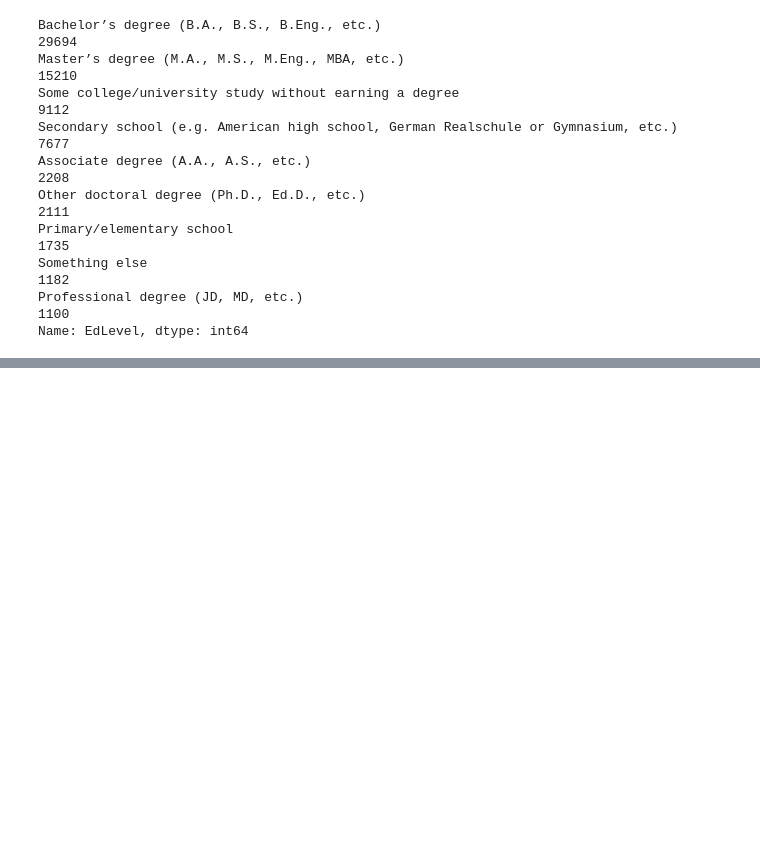
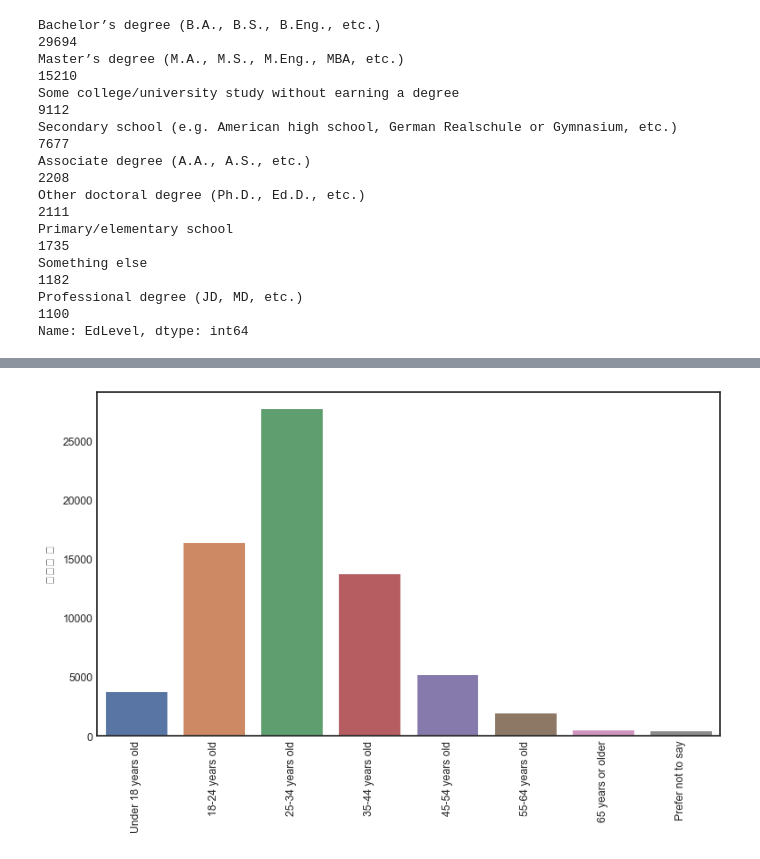
Before and after one commit to beongchang0423/python_basic, a Jupyter notebook: 9.Practice.ipynb, the cells around one changed output, grey strips where cells are left out. Cells and saved outputs as stored; diff of their text form; code cells hidden in the pictures; blank space fills up the shorter version.

```diff
--- a/9.Practice.ipynb
+++ b/9.Practice.ipynb
@@ -405,11 +402,13 @@ Name: EdLevel, dtype: int64
 # %%
 
-plt.ylabel = '응답자 수'
+plt.ylabel('응답자 수')
 idx = df.index
 order = [idx[7],idx[0],idx[1],idx[2],idx[3],idx[4],idx[5],idx[6]]
 sns.barplot(x = df.index,y = df.values,order = order)
 plt.xticks(rotation = 90)
 plt.show()# data = ~~ 값을 안넣고 x.y만 넣었다는 경고에러 발생함.
+# %% [output]
+[figure, added]
 # %%
 df= survey_df['EdLevel'].value_counts()
 plt.title(schema_raw['EdLevel'])
```
Also changed, not shown: parts of 24 cells of this notebook, 4 other files.
